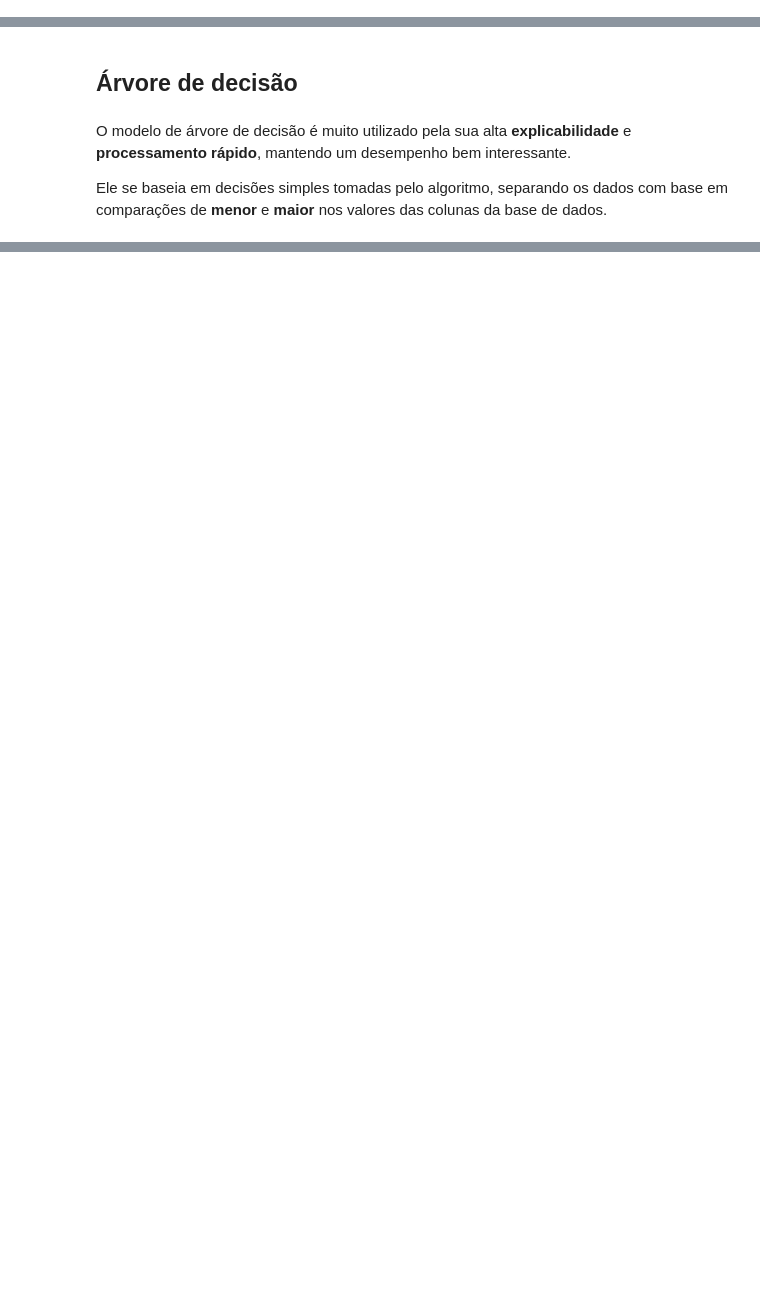
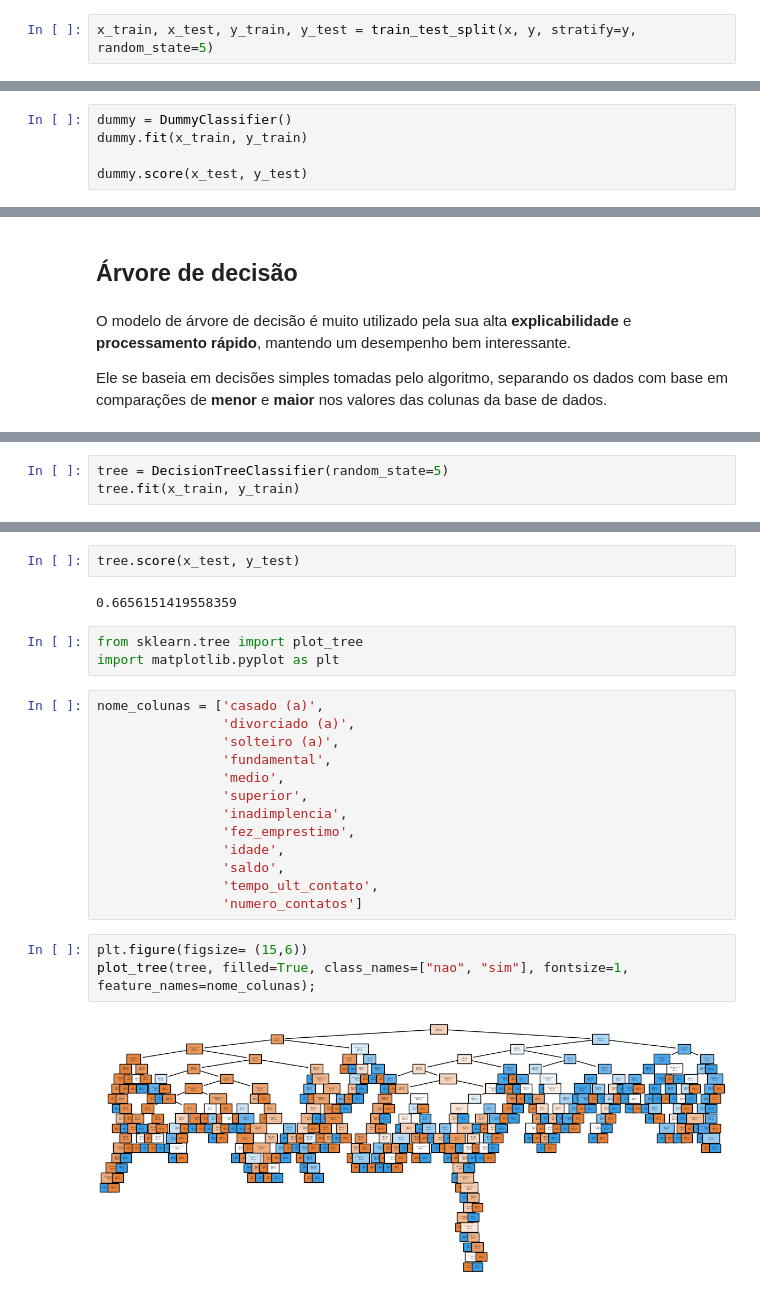
Before and after one commit to GuilhermePereiraRamalho/Machine-Learning, a Jupyter notebook: Classificação de dados/1.ipynb, the cells around one changed output, grey strips where cells are left out. Drawn from its saved outputs; the diff is of its cells as text; blank space fills up the shorter version.

```diff
--- a/Classificação de dados/1.ipynb
+++ b/Classificação de dados/1.ipynb
@@ -207,3 +209,5 @@ Para compreender se o modelo está de fato aprendendo com os dados, precisamos f
+# %%
+x_train, x_test, y_train, y_test = train_test_split(x, y, stratify=y, random_state=5)
 # %% [markdown]
 ## Modelo de base
 # %% [markdown]
@@ -210,0 +217,5 @@ O modelo mais simples de classificar os dados é simplesmente utilizar um algori
+# %%
+dummy = DummyClassifier()
+dummy.fit(x_train, y_train)
+
+dummy.score(x_test, y_test)
@@ -216,0 +232,3 @@ Ele se baseia em decisões simples tomadas pelo algoritmo, separando os dados co
+# %%
+tree = DecisionTreeClassifier(random_state=5)
+tree.fit(x_train, y_train)
@@ -216,0 +255,25 @@ Ele se baseia em decisões simples tomadas pelo algoritmo, separando os dados co
+# %%
+tree.score(x_test, y_test)
+# %% [output]
+0.6656151419558359
+# %%
+from sklearn.tree import plot_tree
+import matplotlib.pyplot as plt
+# %%
+nome_colunas = ['casado (a)',
+                'divorciado (a)',
+                'solteiro (a)',
+                'fundamental',
+                'medio',
+                'superior',
+                'inadimplencia',
+                'fez_emprestimo',
+                'idade',
+                'saldo',
+                'tempo_ult_contato',
+                'numero_contatos']
+# %%
+plt.figure(figsize= (15,6))
+plot_tree(tree, filled=True, class_names=["nao", "sim"], fontsize=1, feature_names=nome_colunas);
+# %% [output]
+[figure, added]
```
Also changed, not shown: parts of 11 cells of this notebook.
